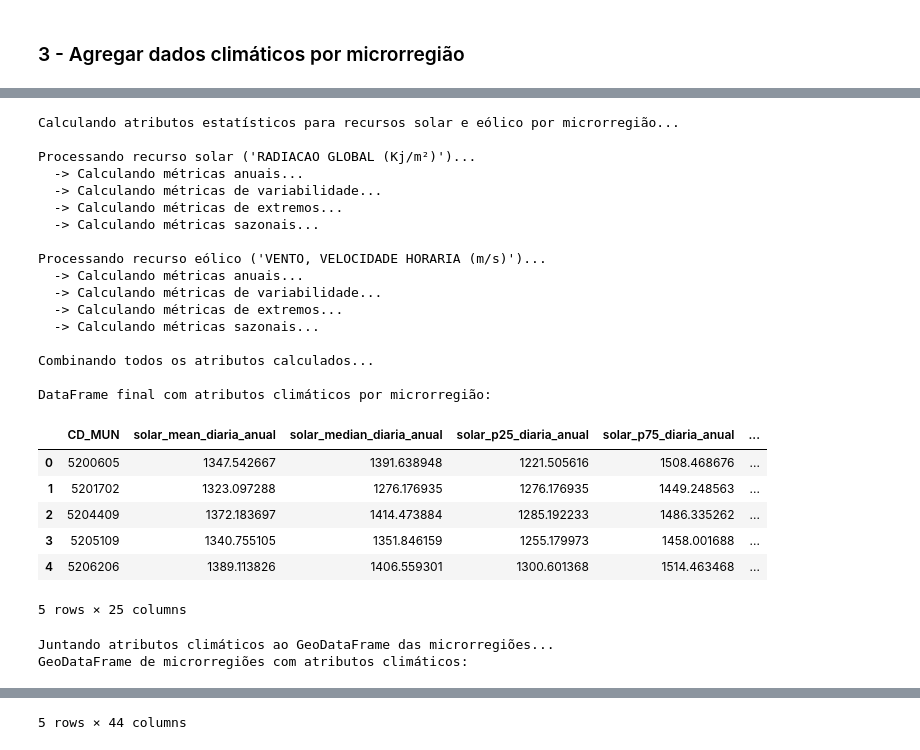
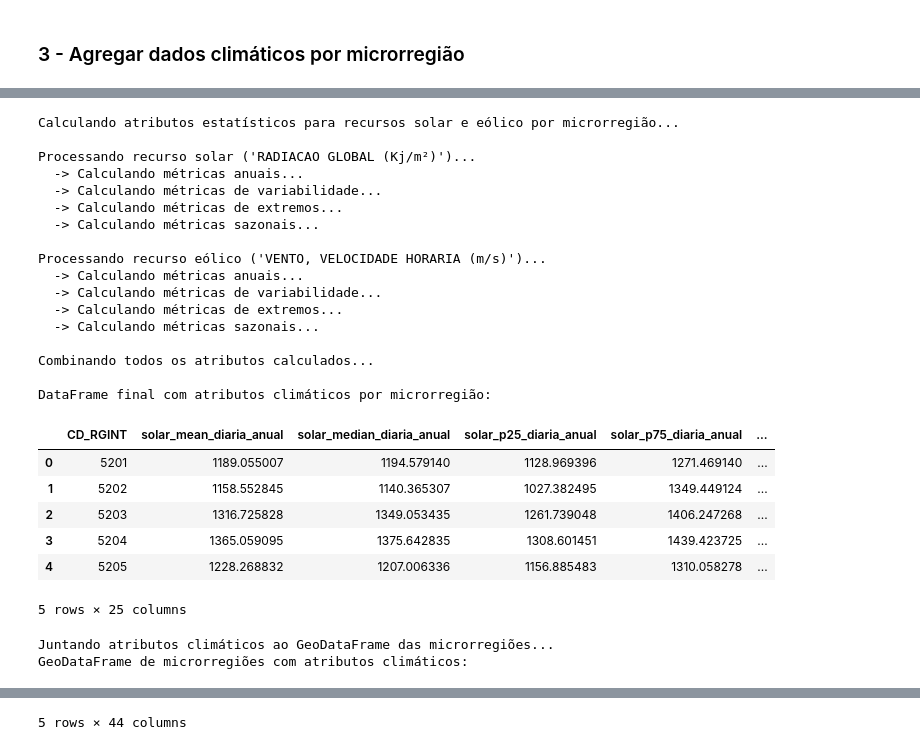
Before and after one commit to Ficheles/ml-politicas-energeticas-ifg-2025, a Jupyter notebook: exploratory_data_analysis.ipynb, the cells around one changed output, grey strips where cells are left out. Drawn from its saved outputs; the diff is of its cells as text; code cells hidden in the pictures.

```diff
--- a/exploratory_data_analysis.ipynb
+++ b/exploratory_data_analysis.ipynb
@@ -804,7 +801,7 @@ if colunas_para_agregar:
 
     # Agregação pela coluna de identificação da microrregião ('CD_MUN' ou 'NM_MUN')
     # Substitua 'CD_MUN' pela coluna correta de identificação da microrregião em gdf_microrregioes
-    coluna_id_microrregiao = 'CD_MUN' # Use 'NM_MUN' se preferir agrupar por nome
+    coluna_id_microrregiao = 'CD_RGINT' # Use 'NM_MUN' se preferir agrupar por nome
 
     if coluna_id_microrregiao in gdf_join.columns:
           dados_climaticos_agregados = gdf_join.groupby(coluna_id_microrregiao)[colunas_para_agregar].mean() # Exemplo: usando média para todas as colunas numéricas
@@ -880,7 +877,7 @@ else:
     # --- Define as colunas de interesse e a coluna de agregação ---
     coluna_radiacao = 'RADIACAO GLOBAL (Kj/m²)' # VERIFIQUE E AJUSTE O NOME
     coluna_vento = 'VENTO, VELOCIDADE HORARIA (m/s)' # VERIFIQUE E AJUSTE O NOME
-    coluna_id_microrregiao = 'CD_MUN' # VERIFIQUE E AJUSTE PARA A COLUNA CORRETA DE ID DA MICRORREGIÃO
+    coluna_id_microrregiao = 'CD_RGINT' # VERIFIQUE E AJUSTE PARA A COLUNA CORRETA DE ID DA MICRORREGIÃO
 
     # Lista para armazenar os DataFrames de atributos calculados
     lista_atributos = []
@@ -1032,39 +1029,39 @@ else:
         # Isso permite visualizar os atributos no mapa
         if 'gdf_microrregioes' in locals():
             print("\nJuntando atributos climáticos ao GeoDataFrame das microrregiões...")
             gdf_microrregioes_com_atributos = gdf_microrregioes.merge(df_atributos_microrregiao, on=coluna_id_microrregiao, how='left')
             print("GeoDataFrame de microrregiões com atributos climáticos:")
             display(gdf_microrregioes_com_atributos.head())
         else:
             print("\nErro: GeoDataFrame de microrregiões (gdf_microrregioes) não encontrado. Não foi possível juntar os atributos.")
 
 
     else:
         print("\nNenhum atributo foi calculado. Verifique se as colunas de radiação e vento foram encontradas.")
 # %% [output]
 Calculando atributos estatísticos para recursos solar e eólico por microrregião...
 
 Processando recurso solar ('RADIACAO GLOBAL (Kj/m²)')...
   -> Calculando métricas anuais...
   -> Calculando métricas de variabilidade...
   -> Calculando métricas de extremos...
   -> Calculando métricas sazonais...
 
 Processando recurso eólico ('VENTO, VELOCIDADE HORARIA (m/s)')...
   -> Calculando métricas anuais...
   -> Calculando métricas de variabilidade...
   -> Calculando métricas de extremos...
   -> Calculando métricas sazonais...
 
 Combinando todos os atributos calculados...
 
 DataFrame final com atributos climáticos por microrregião:
-|  | CD_MUN | solar_mean_diaria_anual | solar_median_diaria_anual | solar_p25_diaria_anual | solar_p75_diaria_anual | ... |
-| 0 | 5200605 | 1347.542667 | 1391.638948 | 1221.505616 | 1508.468676 | ... |
-| 1 | 5201702 | 1323.097288 | 1276.176935 | 1276.176935 | 1449.248563 | ... |
-| 2 | 5204409 | 1372.183697 | 1414.473884 | 1285.192233 | 1486.335262 | ... |
-| 3 | 5205109 | 1340.755105 | 1351.846159 | 1255.179973 | 1458.001688 | ... |
-| 4 | 5206206 | 1389.113826 | 1406.559301 | 1300.601368 | 1514.463468 | ... |
+|  | CD_RGINT | solar_mean_diaria_anual | solar_median_diaria_anual | solar_p25_diaria_anual | solar_p75_diaria_anual | ... |
+| 0 | 5201 | 1189.055007 | 1194.579140 | 1128.969396 | 1271.469140 | ... |
+| 1 | 5202 | 1158.552845 | 1140.365307 | 1027.382495 | 1349.449124 | ... |
+| 2 | 5203 | 1316.725828 | 1349.053435 | 1261.739048 | 1406.247268 | ... |
+| 3 | 5204 | 1365.059095 | 1375.642835 | 1308.601451 | 1439.423725 | ... |
+| 4 | 5205 | 1228.268832 | 1207.006336 | 1156.885483 | 1310.058278 | ... |
 5 rows × 25 columns
 Juntando atributos climáticos ao GeoDataFrame das microrregiões...
 GeoDataFrame de microrregiões com atributos climáticos:
```
Also changed, not shown: parts of 4 cells of this notebook.
